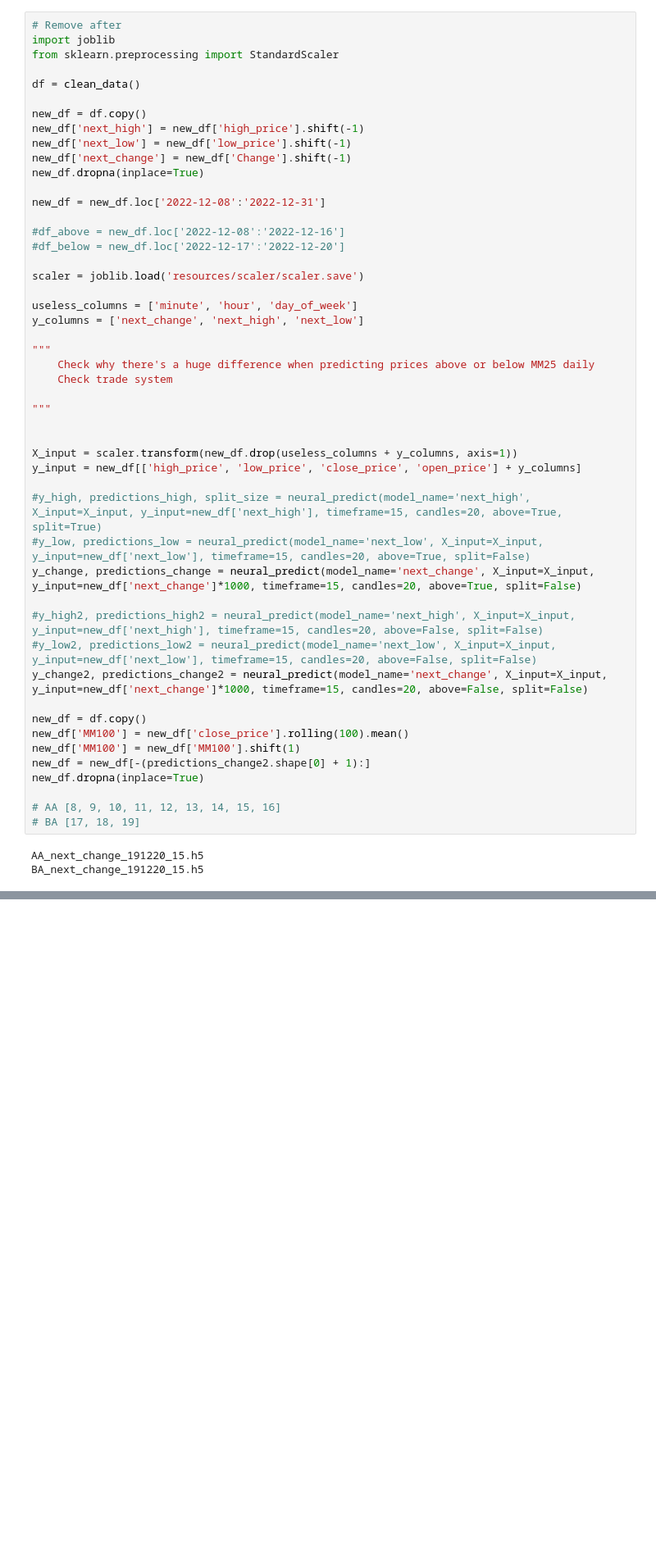
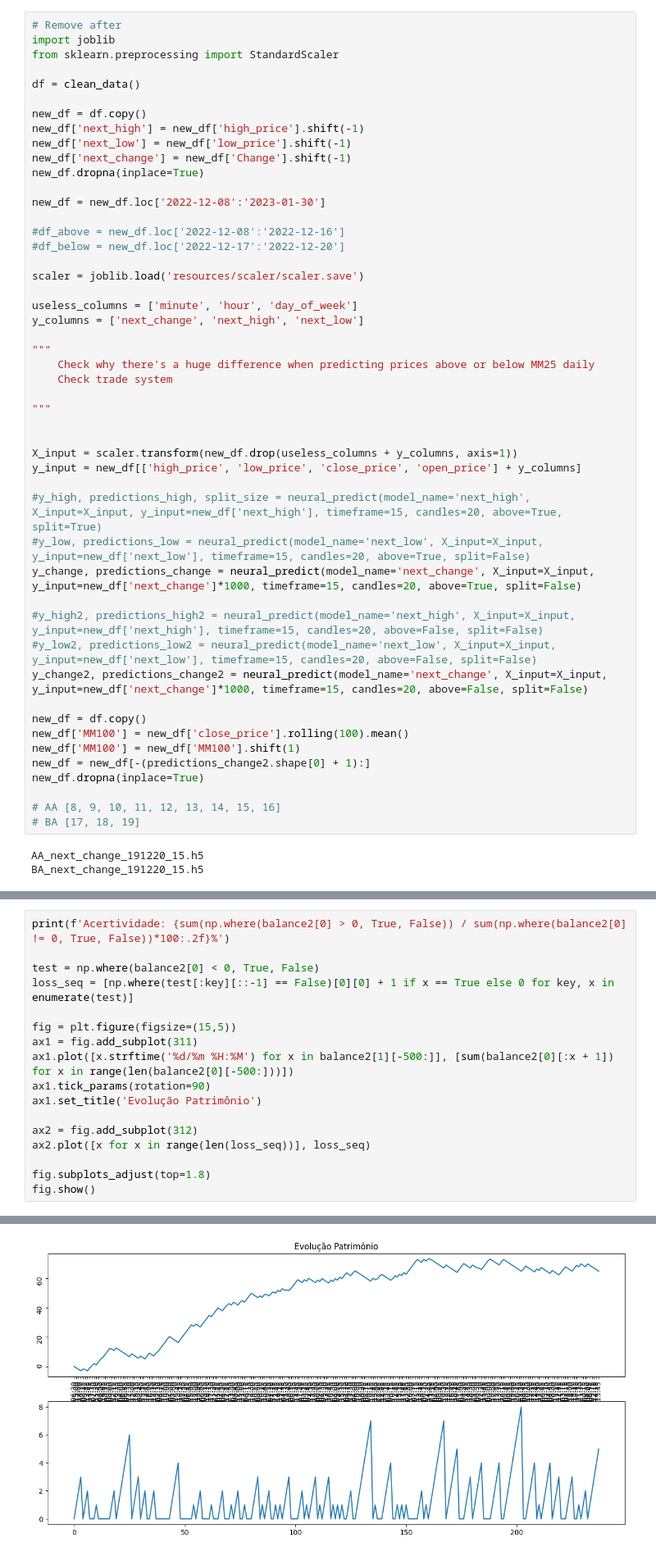
Before and after one commit to zoddinGC/BTC-Algorithm, a Jupyter notebook: study.ipynb, the cells around one changed output, grey strips where cells are left out. Shown at 82% size. Cells and saved outputs as stored; diff of their text form; blank space fills up the shorter version.

```diff
--- a/study.ipynb
+++ b/study.ipynb
@@ -326,7 +354,7 @@ new_df['next_low'] = new_df['low_price'].shift(-1)
 new_df['next_change'] = new_df['Change'].shift(-1)
 new_df.dropna(inplace=True)
 
-new_df = new_df.loc['2022-12-08':'2022-12-31']
+new_df = new_df.loc['2022-12-08':'2023-01-30']
 
 #df_above = new_df.loc['2022-12-08':'2022-12-16']
 #df_below = new_df.loc['2022-12-17':'2022-12-20']
@@ -636,0 +789,18 @@ Acertividade: 52.94%
+# %%
+print(f'Acertividade: {sum(np.where(balance2[0] > 0, True, False)) / sum(np.where(balance2[0] != 0, True, False))*100:.2f}%')
+
+test = np.where(balance2[0] < 0, True, False)
+loss_seq = [np.where(test[:key][::-1] == False)[0][0] + 1 if x == True else 0 for key, x in enumerate(test)]
+
+fig = plt.figure(figsize=(15,5))
+ax1 = fig.add_subplot(311)
+ax1.plot([x.strftime('%d/%m %H:%M') for x in balance2[1][-500:]], [sum(balance2[0][:x + 1]) for x in range(len(balance2[0][-500:]))])
+ax1.tick_params(rotation=90)
+ax1.set_title('Evolução Patrimônio')
+
+ax2 = fig.add_subplot(312)
+ax2.plot([x for x in range(len(loss_seq))], loss_seq)
+
+fig.subplots_adjust(top=1.8)
+fig.show()
+# %% [output]
@@ -637,3 +808,4 @@ Acertividade: 52.94%
+[figure, added]
 # %%
 # Import libraries
 from binance.client import Client
```
Also changed, not shown: parts of 10 cells of this notebook, 13 other files.
